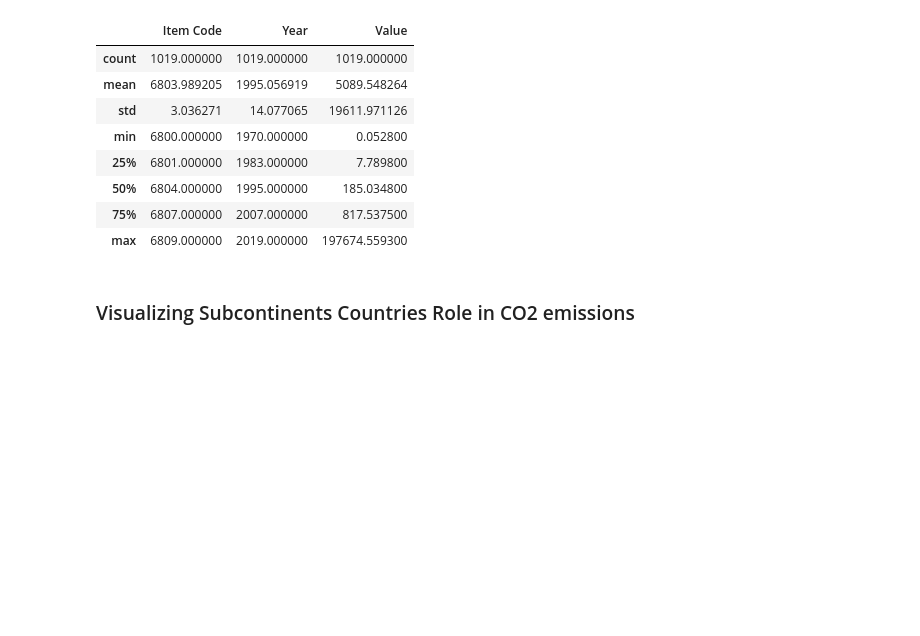
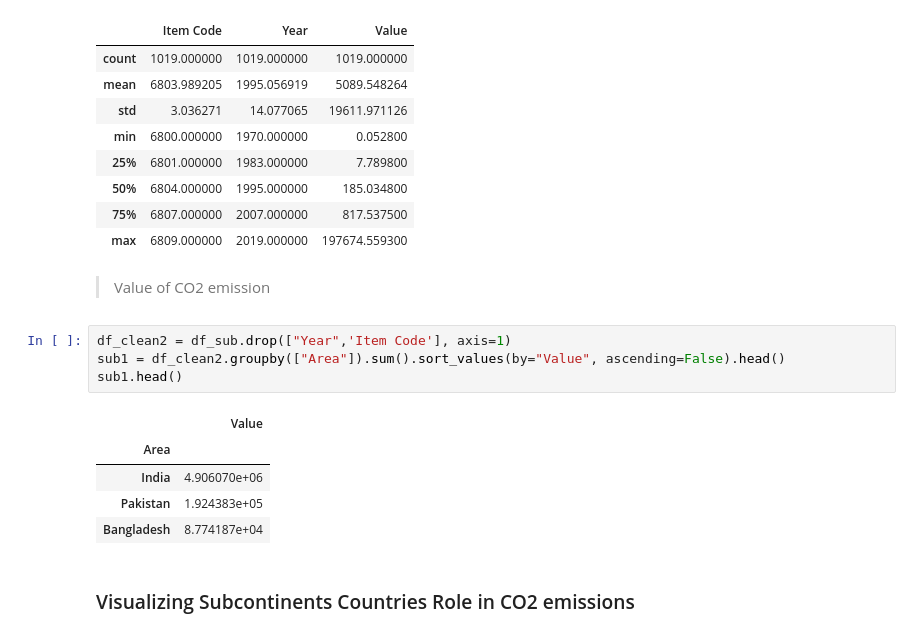
Before and after one commit to Ahsan-ShakoorK/HP-by-Z-Unlock, a Jupyter notebook: energy_use_data.ipynb, the cells around one changed output. Drawn from its saved outputs; the diff is of its cells as text; blank space fills up the shorter version.

```diff
--- a/energy_use_data.ipynb
+++ b/energy_use_data.ipynb
@@ -338,6 +372,18 @@ df_sub.describe()
 | 50% | 6804.000000 | 1995.000000 | 185.034800 |
 | 75% | 6807.000000 | 2007.000000 | 817.537500 |
 | max | 6809.000000 | 2019.000000 | 197674.559300 |
+# %% [markdown]
+> Value of CO2 emission
+# %%
+df_clean2 = df_sub.drop(["Year",'Item Code'], axis=1)
+sub1 = df_clean2.groupby(["Area"]).sum().sort_values(by="Value", ascending=False).head()
+sub1.head()
+# %% [output]
+|  | Value |
+| Area |  |
+| India | 4.906070e+06 |
+| Pakistan | 1.924383e+05 |
+| Bangladesh | 8.774187e+04 |
 # %% [markdown]
 ### Visualizing Subcontinents Countries Role in CO2 emissions
 # %% [markdown]
```
Also changed, not shown: parts of 13 cells of this notebook, 2 other files.
